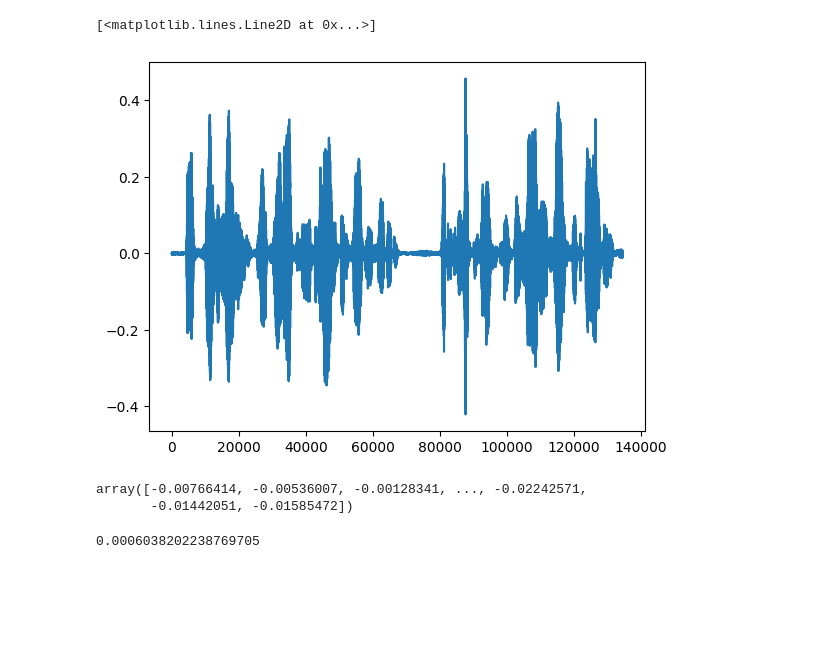
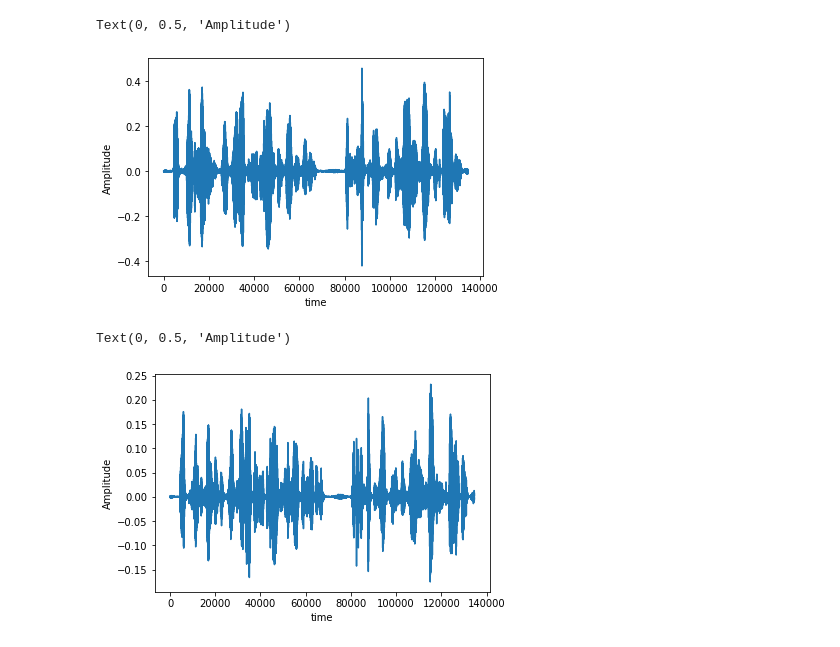
Before and after one commit to GuotongWu/AAI-Final, a Jupyter notebook: test.ipynb, the cells around one changed output. Saved outputs shown, nothing was run; the diff lists cells and outputs as text; code cells hidden in the pictures; blank space fills up the shorter version.

```diff
--- a/test.ipynb
+++ b/test.ipynb
@@ -335,10 +4,0 @@ import matplotlib.pyplot as plt
-# %%
-plt.plot(range(len(train_sound)), train_sound)
-# %% [output]
-[<matplotlib.lines.Line2D at 0x...>]
-[figure, removed]
-# %%
-noisy
-# %% [output]
-array([-0.00766414, -0.00536007, -0.00128341, ..., -0.02242571,
-       -0.01442051, -0.01585472])
@@ -348,4 +5,18 @@ def signal_power(signal):
-# %%
-signal_power(noisy)
-# %% [output]
-0.0006038202238769705
+# %%
+data, _ = sf.read("./LibriSpeech-SI/train/spk001/spk001_002.flac")
+
+%matplotlib inline
+plt.plot(range(len(data)), data)
+plt.xlabel("time")
+plt.ylabel("Amplitude")
+# %% [output]
+Text(0, 0.5, 'Amplitude')
+[figure, added]
+# %%
+preEmphasis = np.hstack((data[0], data[1:]-0.97*data[:-1]))
+plt.plot(range(len(preEmphasis)), preEmphasis)
+plt.xlabel("time")
+plt.ylabel("Amplitude")
+# %% [output]
+Text(0, 0.5, 'Amplitude')
+[figure, added]
```
Also changed, not shown: parts of 21 cells of this notebook, 4 other files.
